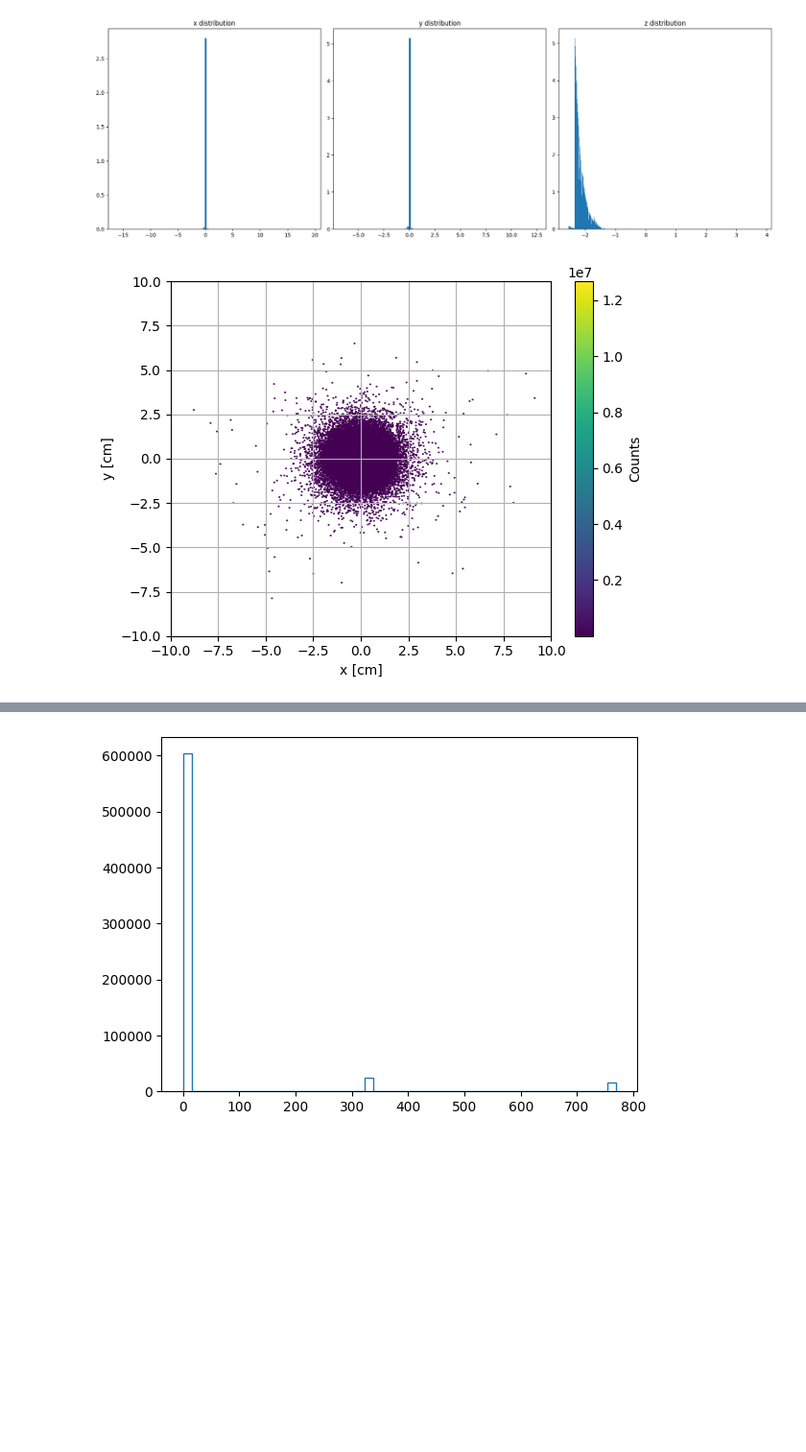
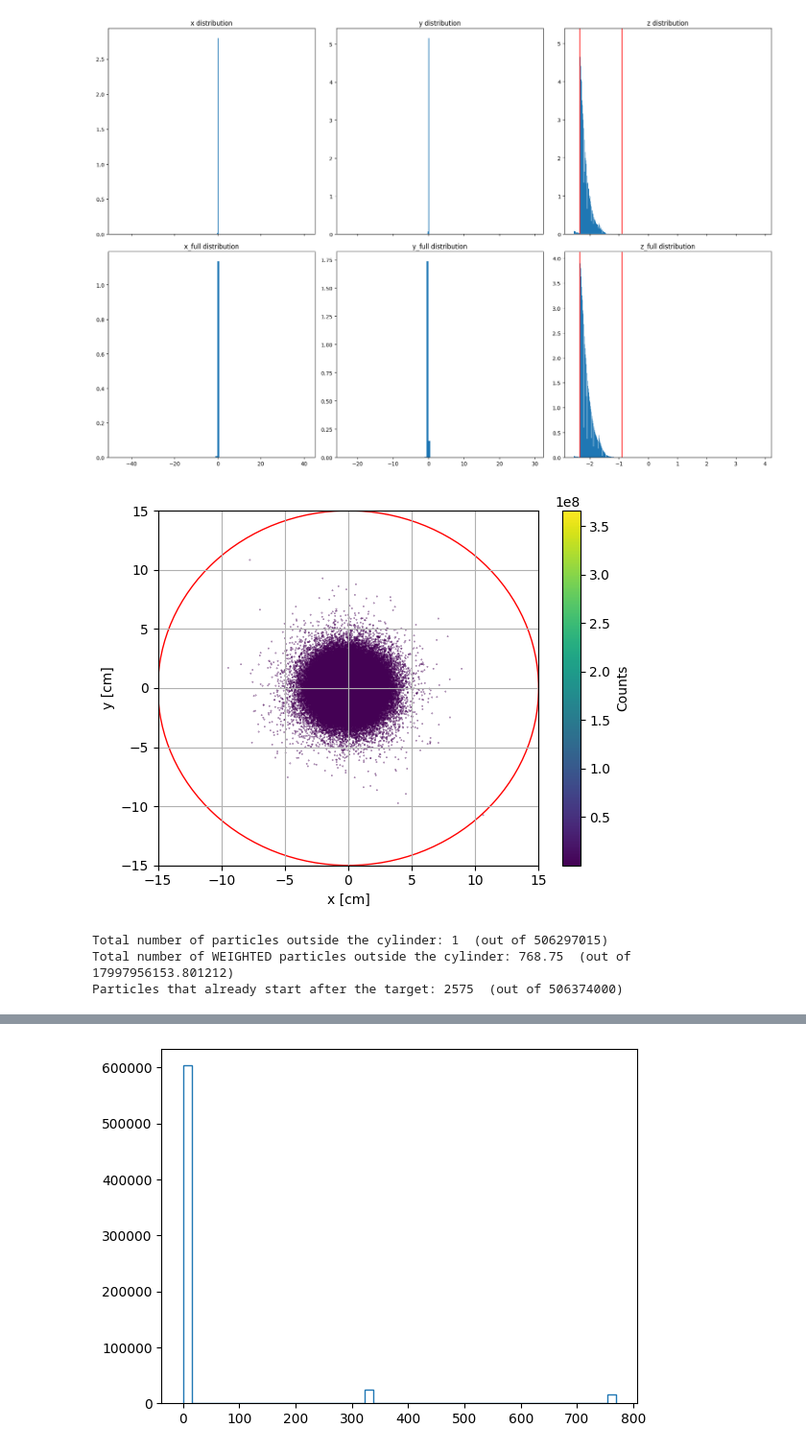
Before and after one commit to lfpc/MuonsAndMatter, a Jupyter notebook: data/see_input.ipynb, the cells around one changed output, grey strips where cells are left out. Shown at 96% size. Cells and saved outputs as stored; diff of their text form; code cells hidden in the pictures; blank space fills up the shorter version.

Commit message:
debug run simulation full sample

```diff
--- a/data/see_input.ipynb
+++ b/data/see_input.ipynb
@@ -74,6 +75,8 @@ with gzip.open('enriched_input.pkl', 'rb') as f:
 
 #with gzip.open('inputs.pkl', 'rb') as f:
 #    data_old = pickle.load(f)
-
-with gzip.open('full_sample/full_sample_0.pkl', 'rb') as f:
-    data_full = pickle.load(f)
+data_full = []
+for file_name in os.listdir('full_sample'):
+    with gzip.open(f'full_sample/{file_name}', 'rb') as f:
+        data_full.append(pickle.load(f))
+data_full = np.concatenate(data_full)
@@ -92,30 +114,55 @@ p_full = np.sqrt(px_full**2+py_full**2+pz_full**2)
 # %%
-fig, axes = plt.subplots(1, 3, figsize=(18, 6))
+fig, axes = plt.subplots(2, 3, figsize=(18, 12), sharex='col')
 
-axes[0].hist(x*100, bins=100, density = True)
-axes[0].set_title('x distribution')
+# First row
+axes[0, 0].hist(x*100, bins=100, density=True)
+axes[0, 0].set_title('x distribution')
 
-axes[1].hist(y*100, bins=100, density = True)
-axes[1].set_title('y distribution')
+axes[0, 1].hist(y*100, bins=100, density=True)
+axes[0, 1].set_title('y distribution')
 
-axes[2].hist(z, bins='auto', density = True)
-axes[2].set_title('z distribution')
+axes[0, 2].hist(z, bins='auto', density=True)
+axes[0, 2].set_title('z distribution')
+axes[0,2].axvline(-2.345, color = 'red')
+axes[0,2].axvline(-0.9, color = 'red')
+
+# Second row
+axes[1, 0].hist(x_full*100, bins=100, density=True)
+axes[1, 0].set_title('x_full distribution')
+
+axes[1, 1].hist(y_full*100, bins=100, density=True)
+axes[1, 1].set_title('y_full distribution')
+
+axes[1, 2].hist(z_full, bins='auto', density=True)
+axes[1, 2].set_title('z_full distribution')
+axes[1,2].axvline(-2.345, color = 'red')
+axes[1,2].axvline(-0.9, color = 'red')
+
 plt.tight_layout()
 plt.show()
 # %% [output]
-[figure, old version]
+[figure, new version]
-# %%
-#plt.scatter(x*100,y*100, alpha = 0.1)
-plt.xlim(-10,10)
-plt.ylim(-10,10)
-plt.hexbin(x_full*100, y_full*100, gridsize=1000, cmap='viridis', mincnt=1)
-plt.colorbar(label='Counts')
-plt.xlabel('x [cm]')
-plt.ylabel('y [cm]')
-plt.grid()
-plt.show()
-# %% [output]
-[figure, removed]
+# %%
+#plt.scatter(x*100,y*100, alpha = 0.1)
+plt.xlim(-15,15)
+plt.ylim(-15,15)
+plt.hexbin(x_full[z_full<-0.9]*100, y_full[z_full<-0.9]*100, gridsize=1000, cmap='viridis', mincnt=1)
+circ = plt.Circle((0, 0), 15, color='r', fill=False)
+plt.gca().add_patch(circ)
+plt.colorbar(label='Counts')
+plt.xlabel('x [cm]')
+plt.ylabel('y [cm]')
+plt.grid()
+plt.show()
+
+print('Total number of particles outside the cylinder:', np.sum(np.sqrt(x_full[z_full<-0.9]**2 + y_full[z_full<-0.9]**2)>0.15), f' (out of {data_full[z_full<-0.9].shape[0]})')
+print('Total number of WEIGHTED particles outside the cylinder:', np.sum(data_full[:,-1][z_full<-0.9][np.sqrt(x_full[z_full<-0.9]**2 + y_full[z_full<-0.9]**2)>0.15]), f' (out of {data_full[:,-1][z_full<-0.9].sum()})')
+print('Particles that already start after the target:', np.sum(z_full>0.9), f' (out of {data_full.shape[0]})')
+# %% [output]
+[figure, added]
+Total number of particles outside the cylinder: 1  (out of 506297015)
+Total number of WEIGHTED particles outside the cylinder: 768.75  (out of 17997956153.801212)
+Particles that already start after the target: 2575  (out of 506374000)
 # %%
 SmearBeam = 5
 if SmearBeam > 0:
```
Also changed, not shown: parts of 17 cells of this notebook, 26 other files.
